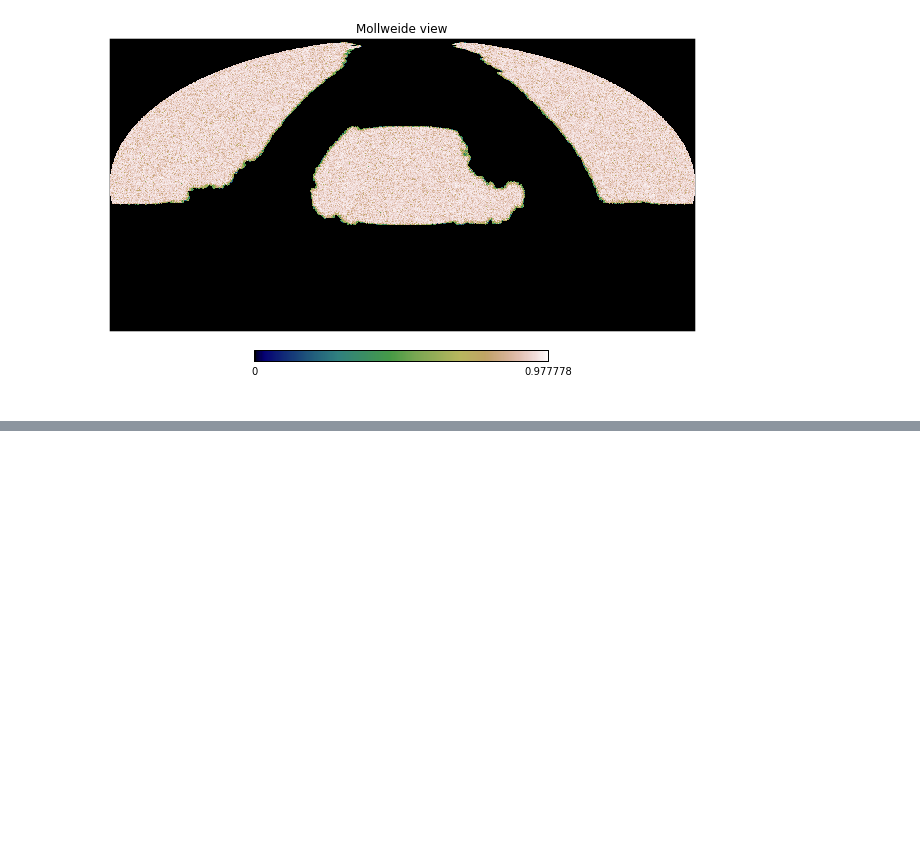
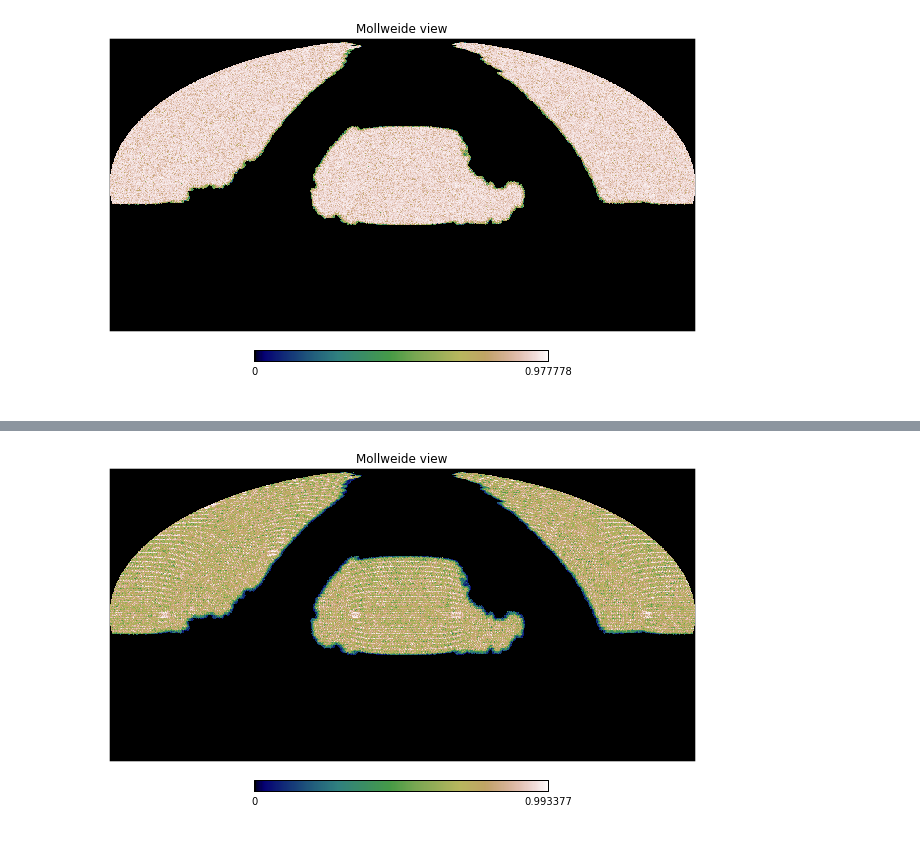
Before and after one commit to forero/QuickFiber, a Jupyter notebook: python/Coverage_and_Completeness.ipynb, the cells around one changed output, grey strips where cells are left out. Saved outputs shown, nothing was run; the diff lists cells and outputs as text; code cells hidden in the pictures; blank space fills up the shorter version.

```diff
--- a/python/Coverage_and_Completeness.ipynb
+++ b/python/Coverage_and_Completeness.ipynb
@@ -152,0 +207,4 @@ Image(filename="test_fobserved.png")
+# %%
+Image(filename="ELG_test_fobserved.png")
+# %% [output]
+[figure, added]
```
Also changed, not shown: parts of 7 cells of this notebook.
